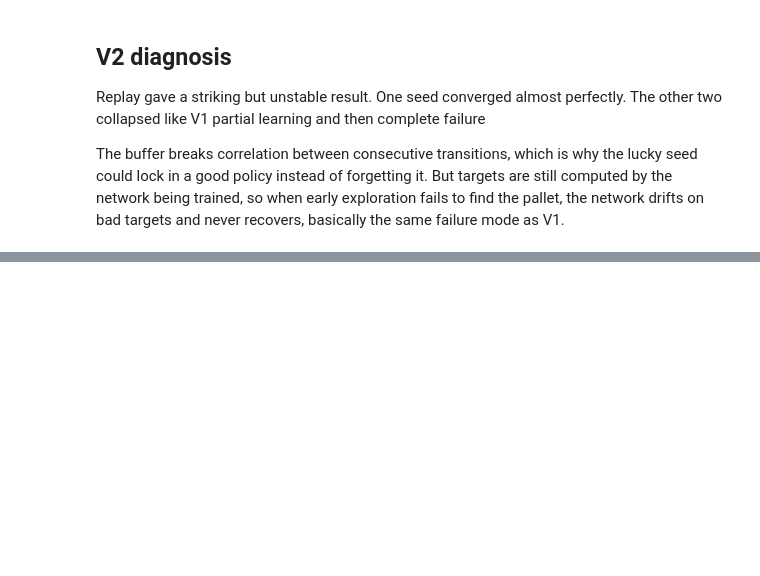
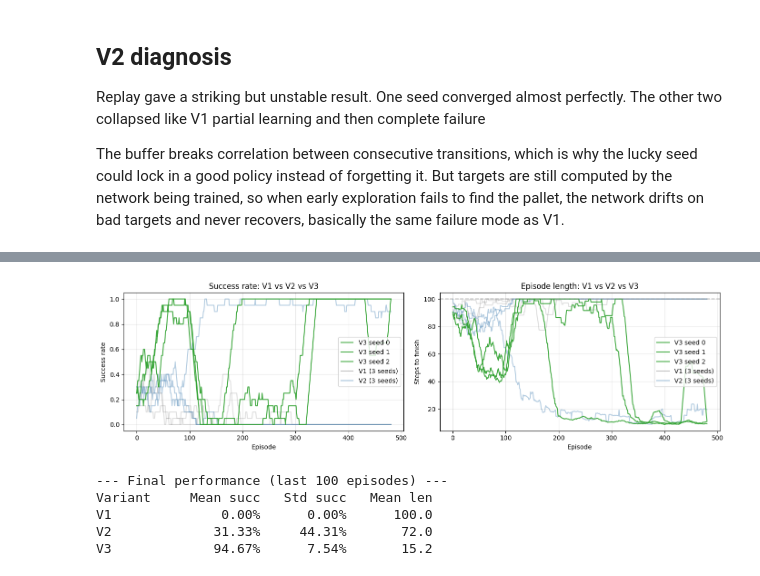
Before and after one commit to iav2002/Assignment_Advanced_Topics_In_DeepLearning, a Jupyter notebook: Part3_DQN.ipynb, the cells around one changed output, grey strips where cells are left out. Drawn from its saved outputs; the diff is of its cells as text; code cells hidden in the pictures; blank space fills up the shorter version.

Commit message:
Target a target Network, update Grid, ablation study

```diff
--- a/Part3_DQN.ipynb
+++ b/Part3_DQN.ipynb
@@ -580,0 +680,14 @@ The buffer breaks correlation between consecutive transitions, which is why the
+# %%
+print("Training V3 DQN + replay + target net x3 seeds...")
+v3_runs = []
+for seed in [0, 1, 2]:
+    print(f"\nSeed {seed}:")
+    t0 = time.time()
+    result = train_v3(env, seed=seed)
+    print(f"  done in {time.time() - t0:.1f}s")
+    v3_runs.append(result)
+
+print("\nFinal 100-episode success rates per seed:")
+for i, r in enumerate(v3_runs):
+    final_succ = r['successes'][-100:].mean()
+    print(f"  Seed {i}: {final_succ:.2%}")
@@ -580,0 +712,56 @@ The buffer breaks correlation between consecutive transitions, which is why the
+# %%
+fig, axes = plt.subplots(1, 2, figsize=(14, 4))
+
+# success rate, V1 muted, V2 medium, V3 bold
+for r in v1_runs:
+    axes[0].plot(smooth(r['successes'], 20), alpha=0.25, color='gray')
+for r in v2_runs:
+    axes[0].plot(smooth(r['successes'], 20), alpha=0.4, color='steelblue')
+for i, r in enumerate(v3_runs):
+    axes[0].plot(smooth(r['successes'], 20), alpha=0.9, color='C2',
+                 label=f'V3 seed {i}')
+# add proxy labels for V1 and V2 in legend
+axes[0].plot([], [], color='gray', alpha=0.5, label='V1 (3 seeds)')
+axes[0].plot([], [], color='steelblue', alpha=0.5, label='V2 (3 seeds)')
+axes[0].set_title('Success rate: V1 vs V2 vs V3')
+axes[0].set_xlabel('Episode')
+axes[0].set_ylabel('Success rate')
+axes[0].set_ylim(-0.05, 1.05)
+axes[0].legend(loc='center right')
+axes[0].grid(alpha=0.3)
+
+# episode length
+for r in v1_runs:
+    axes[1].plot(smooth(r['lengths'], 20), alpha=0.25, color='gray')
+for r in v2_runs:
+    axes[1].plot(smooth(r['lengths'], 20), alpha=0.4, color='steelblue')
+for i, r in enumerate(v3_runs):
+    axes[1].plot(smooth(r['lengths'], 20), alpha=0.9, color='C2',
+                 label=f'V3 seed {i}')
+axes[1].plot([], [], color='gray', alpha=0.5, label='V1 (3 seeds)')
+axes[1].plot([], [], color='steelblue', alpha=0.5, label='V2 (3 seeds)')
+axes[1].axhline(MAX_STEPS, color='gray', linestyle='--', alpha=0.5)
+axes[1].set_title('Episode length: V1 vs V2 vs V3')
+axes[1].set_xlabel('Episode')
+axes[1].set_ylabel('Steps to finish')
+axes[1].legend(loc='center right')
+axes[1].grid(alpha=0.3)
+
+plt.tight_layout()
+plt.show()
+
+
+# summary table of final 100-episode performance
+print("\n--- Final performance (last 100 episodes) ---")
+print(f"{'Variant':<10} {'Mean succ':>10} {'Std succ':>10} {'Mean len':>10}")
+for name, runs in [('V1', v1_runs), ('V2', v2_runs), ('V3', v3_runs)]:
+    succs = [r['successes'][-100:].mean() for r in runs]
+    lens = [r['lengths'][-100:].mean() for r in runs]
+    print(f"{name:<10} {np.mean(succs):>10.2%} {np.std(succs):>10.2%} {np.mean(lens):>10.1f}")
+# %% [output]
+[figure, added]
+--- Final performance (last 100 episodes) ---
+Variant     Mean succ   Std succ   Mean len
+V1              0.00%      0.00%      100.0
+V2             31.33%     44.31%       72.0
+V3             94.67%      7.54%       15.2
```
Also changed, not shown: parts of 7 cells of this notebook.
